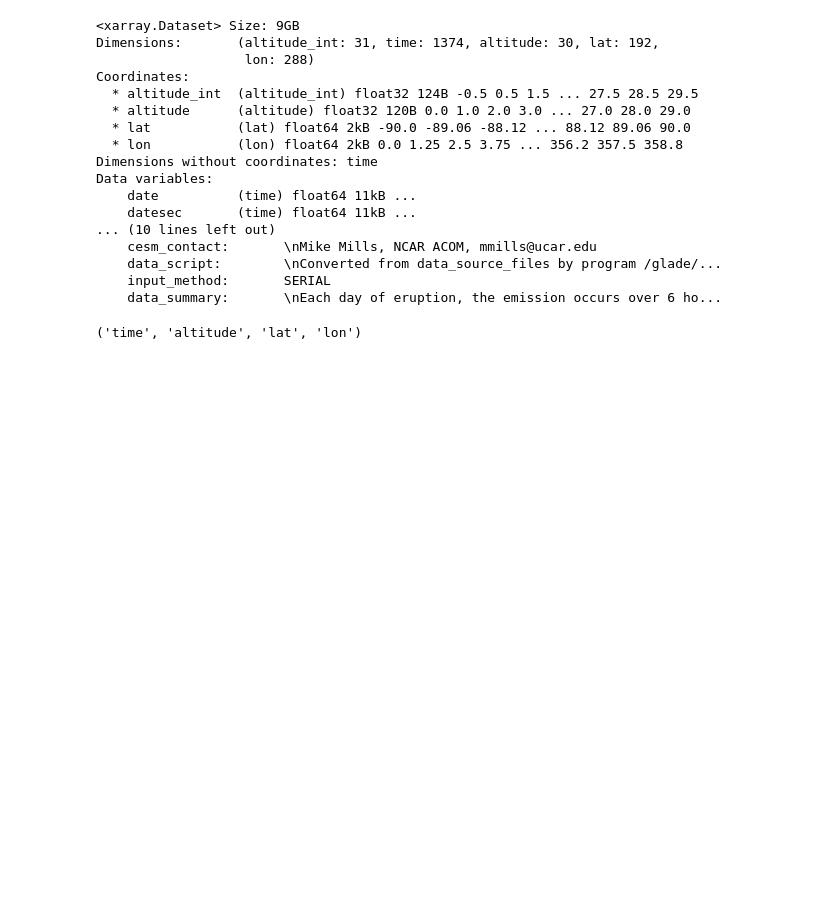
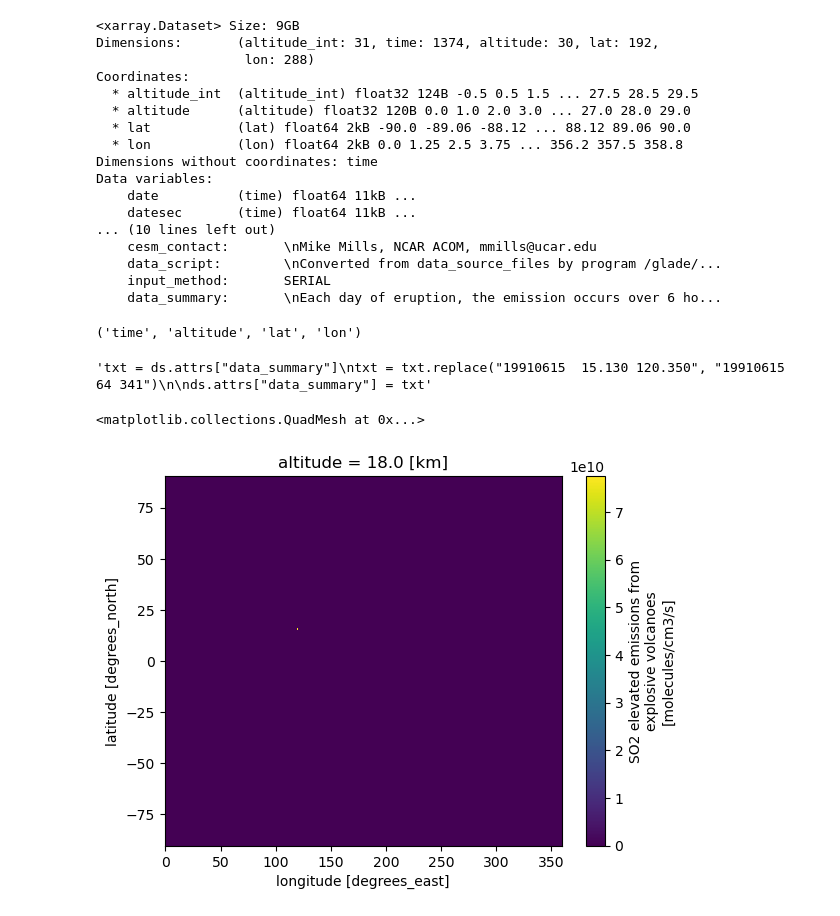
Before and after one commit to EliHHogemo/master_thesis, a Jupyter notebook: pinatubo_pos.ipynb, the cells around one changed output. Cells and saved outputs as stored; diff of their text form; code cells hidden in the pictures; blank space fills up the shorter version.

```diff
--- a/pinatubo_pos.ipynb
+++ b/pinatubo_pos.ipynb
@@ -29,7 +29,17 @@ print(ds["stratvolc"].dims)
 # %% [output]
 ('time', 'altitude', 'lat', 'lon')
 # %%
-txt = ds.attrs["data_summary"]
-txt = txt.replace("19910615  15.130 120.350", "19910615  63.630 340.380")
+"""txt = ds.attrs["data_summary"]
+txt = txt.replace("19910615  15.130 120.350", "19910615  64 341")
 
-ds.attrs["data_summary"] = txt
+ds.attrs["data_summary"] = txt"""
+# %% [output]
+'txt = ds.attrs["data_summary"]\ntxt = txt.replace("19910615  15.130 120.350", "19910615  64 341")\n\nds.attrs["data_summary"] = txt'
+# %%
+a=np.where(ds.date.values == 19910615)
+aa = ds.stratvolc.sel(time=a[0][1],altitude=21)
+ds.stratvolc.sel(time=a[0][1],altitude=18).plot()
+#ds.datesec.where(ds.date==a[0][0])
+# %% [output]
+<matplotlib.collections.QuadMesh at 0x...>
+[figure, added]
```
Also changed, not shown: parts of 3 cells of this notebook, 1 other file.
